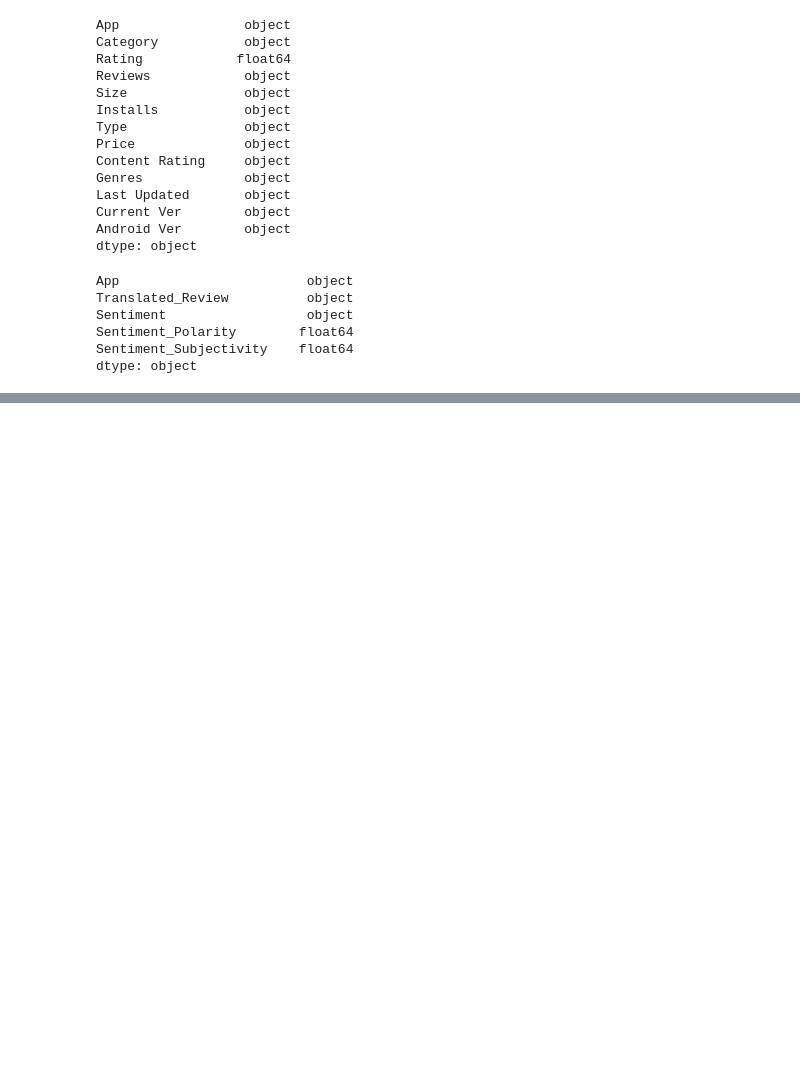
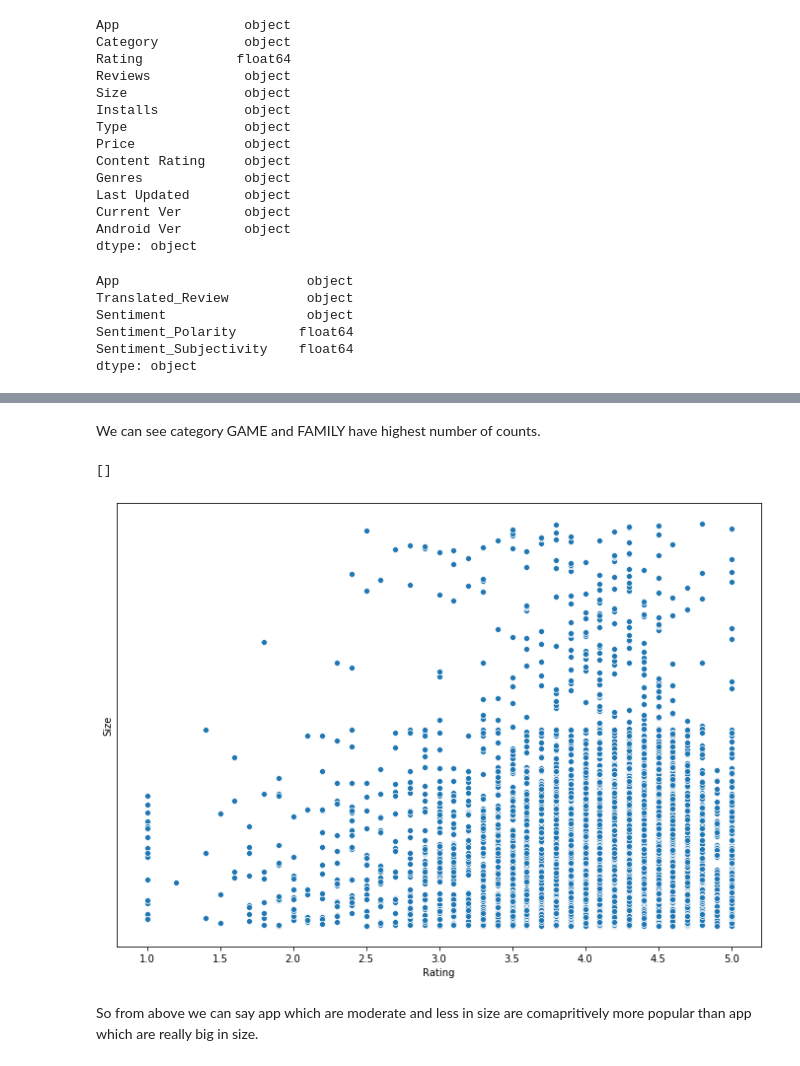
Before and after one commit to HarshalGiri/Google-Play-Store-Apps-Analysis, a Jupyter notebook: Google Play Store Ratings Analysis.ipynb, the cells around one changed output, grey strips where cells are left out. Drawn from its saved outputs; the diff is of its cells as text; code cells hidden in the pictures; blank space fills up the shorter version.

```diff
--- a/Google Play Store Ratings Analysis.ipynb
+++ b/Google Play Store Ratings Analysis.ipynb
@@ -60,0 +177,11 @@ dtype: object
+# %% [markdown]
+We can see category GAME and FAMILY have highest number of counts.
+# %%
+ax = sns.scatterplot(x="Rating", y="Size", data=googleplaystore)
+ax.set_yticklabels([])
+ax.set_yticks([])
+# %% [output]
+[]
+[figure, added]
+# %% [markdown]
+So from above we can say app which are moderate and less in size are comapritively more popular than app which are really big in size.
```
Also changed, not shown: parts of 79 cells of this notebook, 1 other file.
